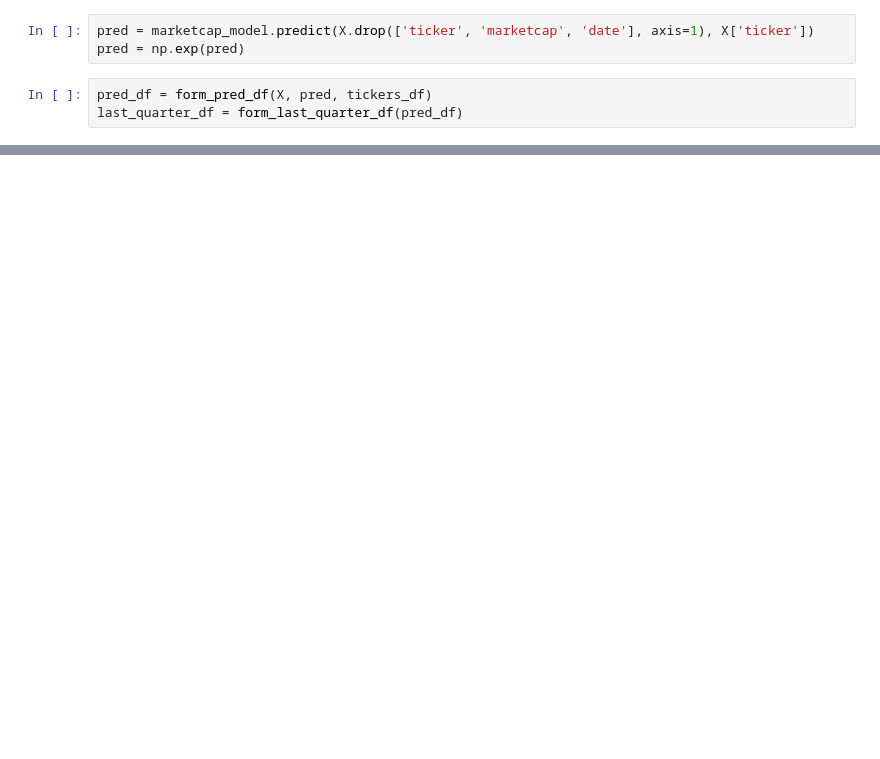
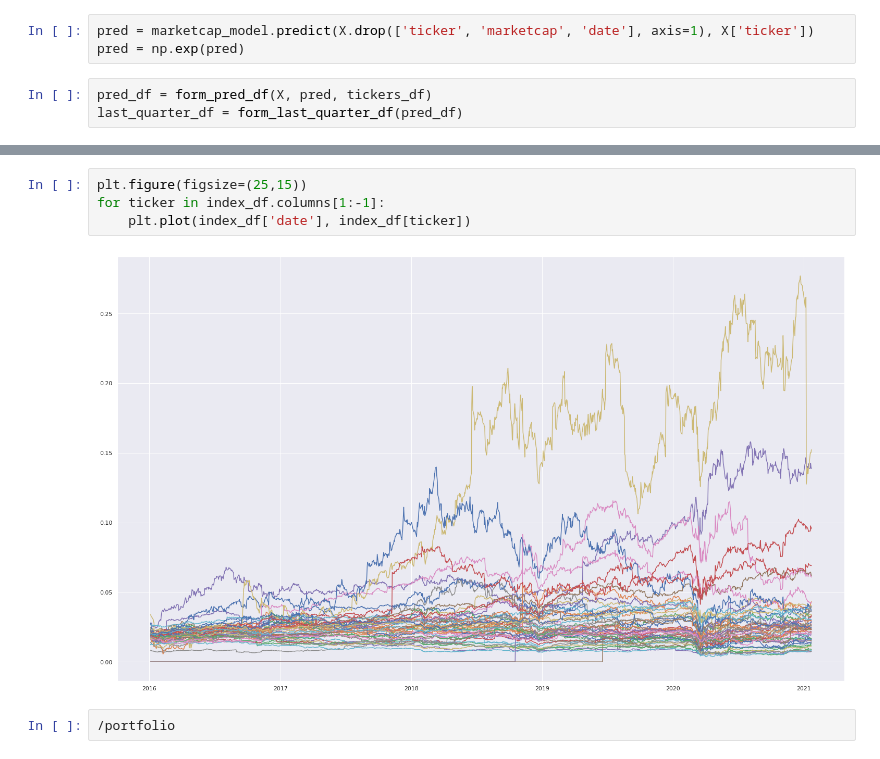
Before and after one commit to fartuk/ml_investment, a Jupyter notebook: my_portfolio.ipynb, the cells around one changed output, grey strips where cells are left out. Saved outputs shown, nothing was run; the diff lists cells and outputs as text; blank space fills up the shorter version.

```diff
--- a/my_portfolio.ipynb
+++ b/my_portfolio.ipynb
@@ -115,0 +263,8 @@ plt.show()
+# %%
+plt.figure(figsize=(25,15))
+for ticker in index_df.columns[1:-1]:
+    plt.plot(index_df['date'], index_df[ticker])
+# %% [output]
+[figure, added]
+# %%
+/portfolio
```
Also changed, not shown: parts of 29 cells of this notebook, 11 other files.
